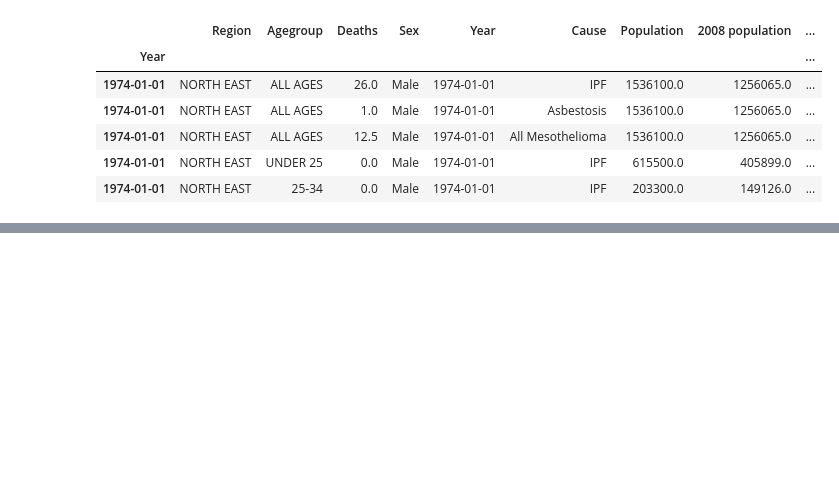
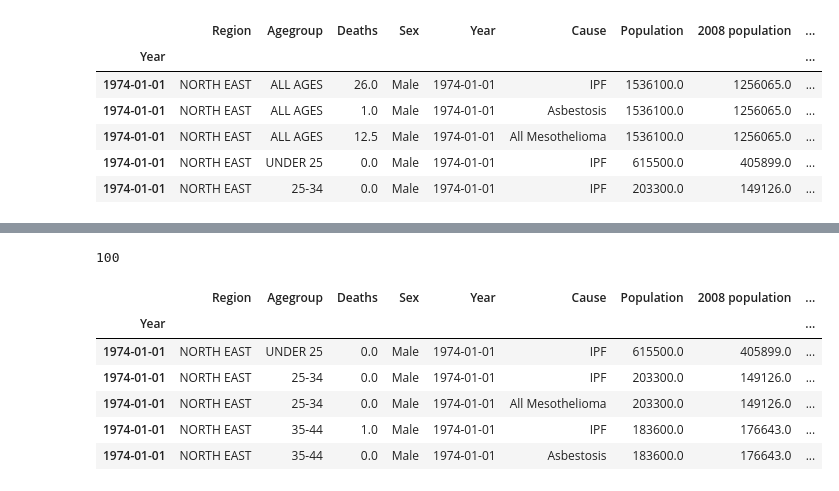
Before and after one commit to drcjar/pypf, a Jupyter notebook: notebooks/pypf_analysis.ipynb, the cells around one changed output, grey strips where cells are left out. Cells and saved outputs as stored; diff of their text form; code cells hidden in the pictures; blank space fills up the shorter version.

```diff
--- a/notebooks/pypf_analysis.ipynb
+++ b/notebooks/pypf_analysis.ipynb
@@ -699,0 +732,4 @@ UNDER 25
+# %%
+agemidpoint.get('ALL AGES')
+# %% [output]
+100
@@ -699,0 +744,10 @@ UNDER 25
+# %%
+df.head()
+# %% [output]
+|  | Region | Agegroup | Deaths | Sex | Year | Cause | Population | 2008 population | ... |
+| Year |  |  |  |  |  |  |  |  | ... |
+| 1974-01-01 | NORTH EAST | UNDER 25 | 0.0 | Male | 1974-01-01 | IPF | 615500.0 | 405899.0 | ... |
+| 1974-01-01 | NORTH EAST | 25-34 | 0.0 | Male | 1974-01-01 | IPF | 203300.0 | 149126.0 | ... |
+| 1974-01-01 | NORTH EAST | 25-34 | 0.0 | Male | 1974-01-01 | All Mesothelioma | 203300.0 | 149126.0 | ... |
+| 1974-01-01 | NORTH EAST | 35-44 | 1.0 | Male | 1974-01-01 | IPF | 183600.0 | 176643.0 | ... |
+| 1974-01-01 | NORTH EAST | 35-44 | 0.0 | Male | 1974-01-01 | Asbestosis | 183600.0 | 176643.0 | ... |
```
Also changed, not shown: parts of 18 cells of this notebook, 13 other files.
